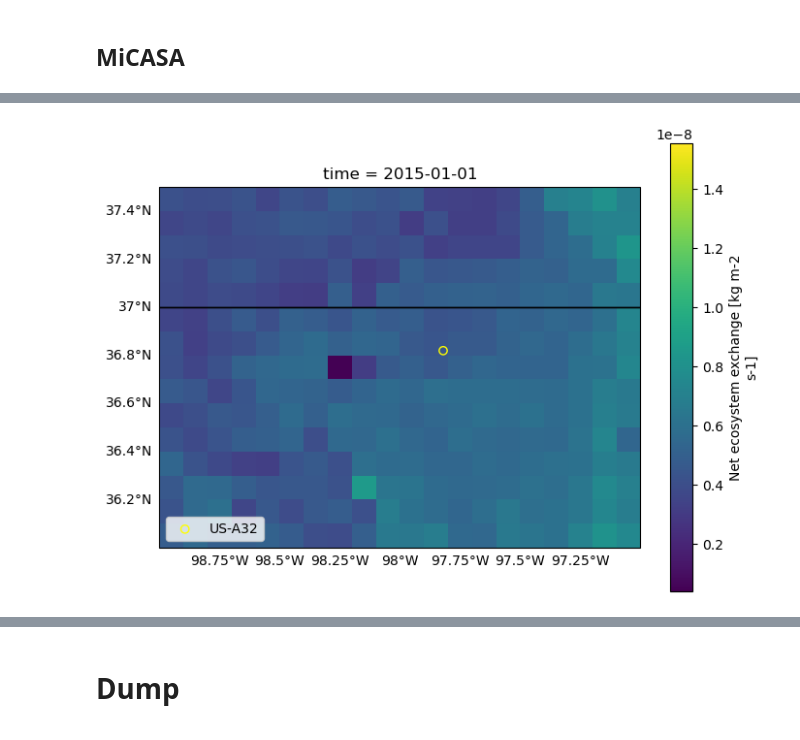
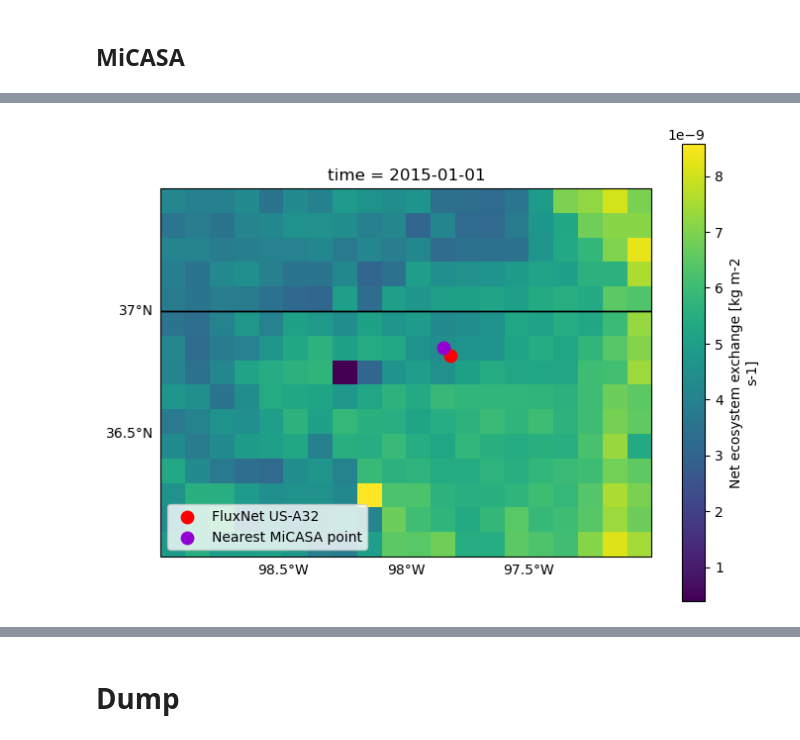
Before and after one commit to hannahzafar/FLUXNET-Model-comparison, a Jupyter notebook: comparison.ipynb, the cells around one changed output, grey strips where cells are left out. Cells and saved outputs as stored; diff of their text form; code cells hidden in the pictures.

Commit message:
Update plots

```diff
--- a/comparison.ipynb
+++ b/comparison.ipynb
@@ -85,5 +82,5 @@ year_end = site_sel['Years of AmeriFlux FLUXNET Data'].str.split(', ').str[-1].v
 # Import selected site half-hourly data (HH) Subset data
 filepath = 'ameriflux-data/'
 sel_file = get_single_match(filepath + 'AMF_' + site_ID + '_FLUXNET_SUBSET_*/AMF_' + site_ID + '_FLUXNET_SUBSET_HH_*.csv')
-sel_ds = pd.read_csv(sel_file)
-sel_ds.head()
+fluxnet_sel = pd.read_csv(sel_file)
+# fluxnet_sel.head()
@@ -103,10 +93,12 @@ sel_sub.index.names = ['time']
 # %%
 # Convert and resample
 # FluxNet NEE_VUT_REF (umolCO2 m-2 s-1) to MiCASA (kgC m-2 s-1)
-sel_conv = sel_sub['NEE_VUT_REF']*1e-6*12.01*1e-3
-# sel_conv
+fluxnet_sel_final = fluxnet_sel_simple['NEE_VUT_REF']*1e-6*12.01*1e-3
 
 # resample to 3-hourly per MiCASA
-sel_resample = sel_conv.resample('3h').mean()
-sel_resample
+fluxnet_sel_final = fluxnet_sel_final.resample('3h').mean().to_xarray()
+# fluxnet_sel_final_p = fluxnet_sel_final.resample('3h').mean()
+
+fluxnet_sel_final.assign_attrs(
+    units="kg m-2 s-1", expressed_as='carbon')
 # %% [output]
@@ -156,16 +135,16 @@ sel_resample.hvplot(
 ## MiCASA
 # %%
 # Create a list of unique dates from the site
-time = sel_resample.index
+time = fluxnet_sel_final.time.to_index()
 dates_unique = list({dt.date() for dt in time})
 dates_unique.sort()
-# len(dates_unique)
 # %%
 # loop over dates
 data_path = 'micasa-data/daily-0.1deg-final/holding/3hrly/'
 path_list = []
 
-for date in dates_unique[:100]:
+for date in dates_unique[:1000]:
+# for date in dates_unique:
     f_year = str(date.year)
     f_month = f"{date.month:02}"
     filename = 'MiCASA_v1_flux_*' + date.strftime('%Y%m%d') + '.nc4'
@@ -216,29 +185,42 @@ ds_subset.plot()
 # %%
-# Test plot with grid cell - this plot is dumb ????
+# Test plot with grid cell
 # Subset region of selected site
-min_lon, max_lon = -99,-97
-min_lat, max_lat = 36, 37.5
+min_lon_mesh, max_lon_mesh = -99,-97
+min_lat_mesh, max_lat_mesh = 36, 37.5
+# min_lon_mesh, max_lon_mesh = -100,-95
+# min_lat_mesh, max_lat_mesh = 33,39
 
 fig, ax = plt.subplots(figsize=(8,6),subplot_kw= {'projection': proj});
-ax.set_extent([min_lon, max_lon, min_lat, max_lat], crs=proj);
+ax.set_extent([min_lon_mesh, max_lon_mesh, min_lat_mesh, max_lat_mesh], crs=proj);
 ax.add_feature(cfeature.STATES)
 
-ax.scatter(site_sel['Longitude (degrees)'],site_sel['Latitude (degrees)'],
-           # marker='*',
-           # s=100,
-           color='None',
-           edgecolor='yellow', zorder=3, label=f'{site_ID}')
+# Plot FluxNet tower
+ax.scatter(site_lon,site_lat,
+           color='red',
+           s=80,
+           label=f'FluxNet {site_ID}')
 
-# subset region
-min_lon_mesh, max_lon_mesh = -100,-95
-min_lat_mesh, max_lat_mesh = 33,39
+# Plot nearest miCASA point
+ax.scatter(ds_subset.lon, ds_subset.lat,
+        color='darkviolet',
+        s=80,
+        label='Nearest MiCASA point',
+        )
 
-ds_subset = ds.sel(lon=slice(min_lon_mesh, max_lon_mesh), lat=slice(min_lat_mesh, max_lat_mesh))
-# ax.scatter(ds_subset.lon, ds_subset.lat)
-ds_subset.isel(time=0).plot(ax=ax, transform=proj)
+# Plot xarray mesh underneath
+ds_subset_mesh = ds.sel(lon=slice(min_lon_mesh, max_lon_mesh), lat=slice(min_lat_mesh, max_lat_mesh))
+ds_subset_mesh.isel(time=0).plot(ax=ax, transform=proj,
+                                 zorder=0
+                                # cbar_kwargs={"location": "bottom"}
+                                )
 ax.legend(loc='lower left')
-gl = ax.gridlines(draw_labels=True,x_inline=False, y_inline=False,color = "None")
+gl = ax.gridlines(
+    xlocs = np.arange(min_lon_mesh-1,max_lon_mesh+1,0.5),
+    ylocs = np.arange(min_lat_mesh-1,max_lat_mesh+1,0.5),
+    draw_labels=True,
+    # x_inline=False, y_inline=False,
+    color = "None")
 gl.top_labels = False
 gl.right_labels = False
 # %% [output]
-[figure, old version]
+[figure, new version]
```
Also changed, not shown: parts of 19 cells of this notebook.
